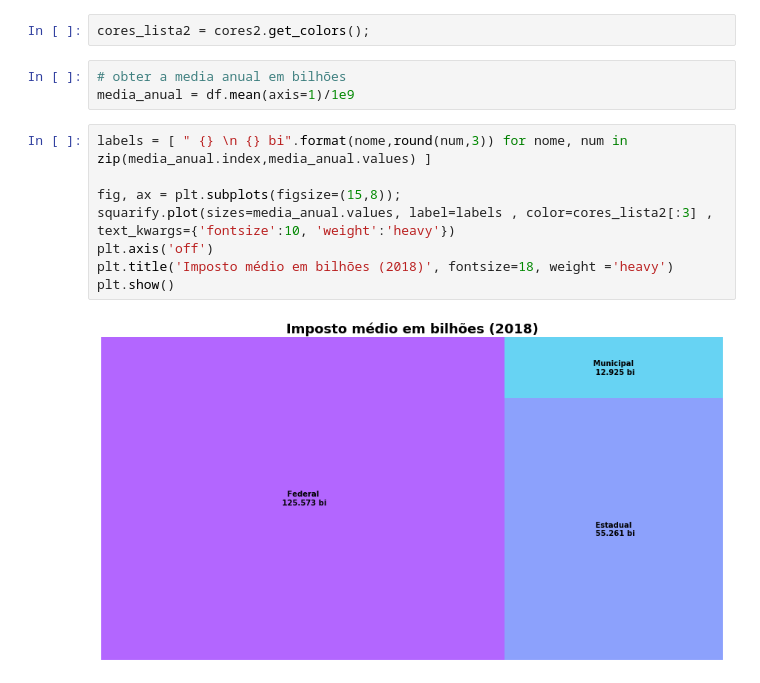
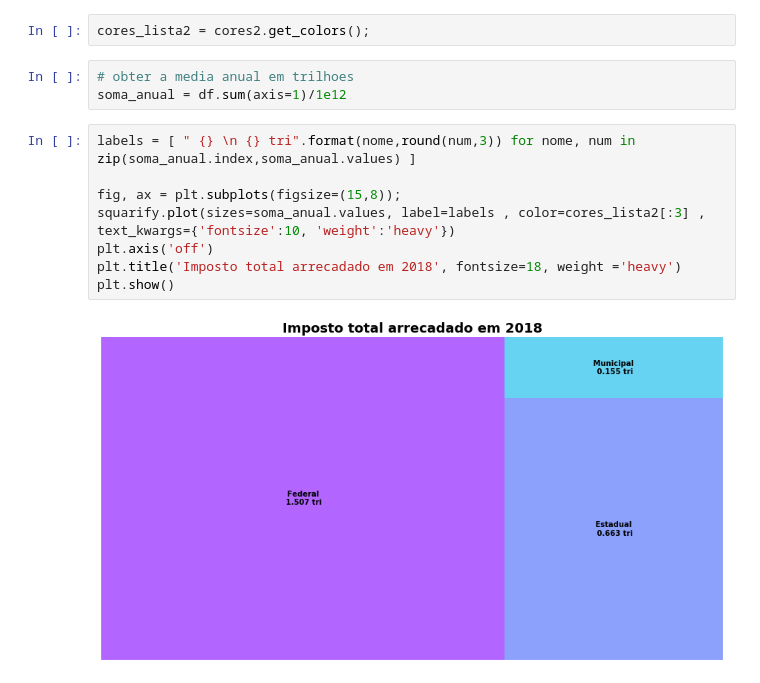
Before and after one commit to joaovitordeon/color_palette, a Jupyter notebook: impostos_2018_analise.ipynb, the cells around one changed output. Saved outputs shown, nothing was run; the diff lists cells and outputs as text.

```diff
--- a/impostos_2018_analise.ipynb
+++ b/impostos_2018_analise.ipynb
@@ -78,15 +78,15 @@ cores2.graph()
 # %%
 cores_lista2 = cores2.get_colors();
 # %%
-# obter a media anual em bilhões
-media_anual = df.mean(axis=1)/1e9
+# obter a media anual em trilhoes
+soma_anual = df.sum(axis=1)/1e12
 # %%
-labels = [ " {} \n {} bi".format(nome,round(num,3)) for nome, num in zip(media_anual.index,media_anual.values) ]
+labels = [ " {} \n {} tri".format(nome,round(num,3)) for nome, num in zip(soma_anual.index,soma_anual.values) ]
 
 fig, ax = plt.subplots(figsize=(15,8));
-squarify.plot(sizes=media_anual.values, label=labels , color=cores_lista2[:3] , text_kwargs={'fontsize':10, 'weight':'heavy'})
+squarify.plot(sizes=soma_anual.values, label=labels , color=cores_lista2[:3] , text_kwargs={'fontsize':10, 'weight':'heavy'})
 plt.axis('off')
-plt.title('Imposto médio em bilhões (2018)', fontsize=18, weight ='heavy')
+plt.title('Imposto total arrecadado em 2018', fontsize=18, weight ='heavy')
 plt.show()
 # %% [output]
-[figure, old version]
+[figure, new version]
```
Also changed, not shown: 1 other file.
